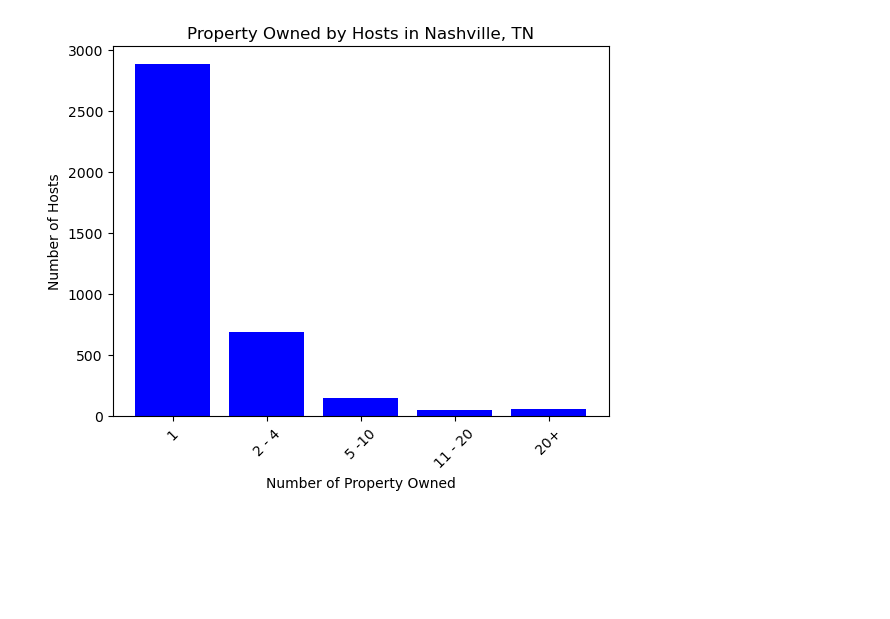
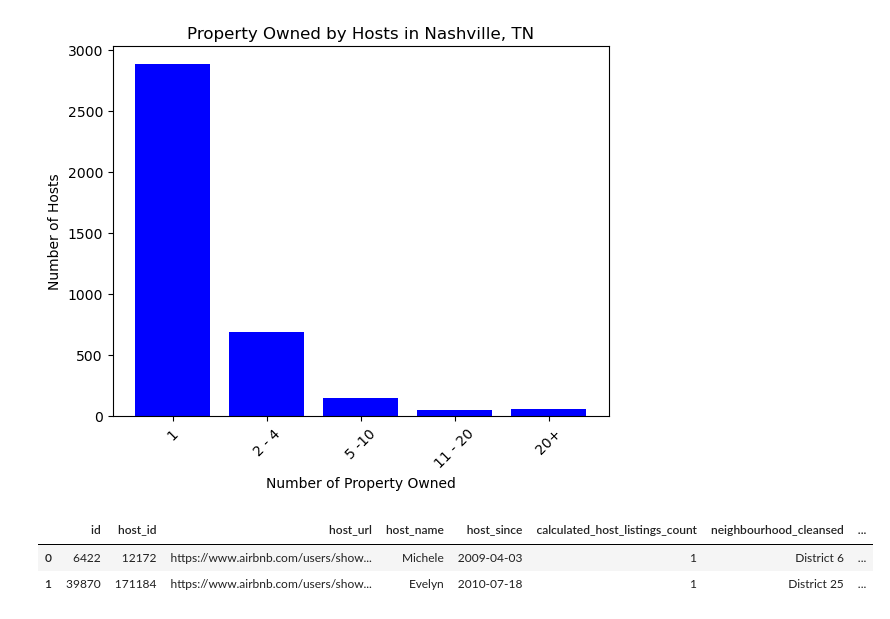
Before and after one commit to v-veena/Short_Term_Rental_Nashville_Capstone, a Jupyter notebook: notebook/shorterm_rental.ipynb, the cells around one changed output. Saved outputs shown, nothing was run; the diff lists cells and outputs as text; code cells hidden in the pictures; blank space fills up the shorter version.

```diff
--- a/notebook/shorterm_rental.ipynb
+++ b/notebook/shorterm_rental.ipynb
@@ -776,3 +781,9 @@ plt.xticks(rotation =45)
 plt.title("Property Owned by Hosts in Nashville, TN");
 # %% [output]
 [figure]
+# %%
+listings.head(2)
+# %% [output]
+|  | id | host_id | host_url | host_name | host_since | calculated_host_listings_count | neighbourhood_cleansed | ... |
+| 0 | 6422 | 12172 | https://www.airbnb.com/users/show... | Michele | 2009-04-03 | 1 | District 6 | ... |
+| 1 | 39870 | 171184 | https://www.airbnb.com/users/show... | Evelyn | 2010-07-18 | 1 | District 25 | ... |
```
Also changed, not shown: parts of 11 cells of this notebook, 1 other file.
